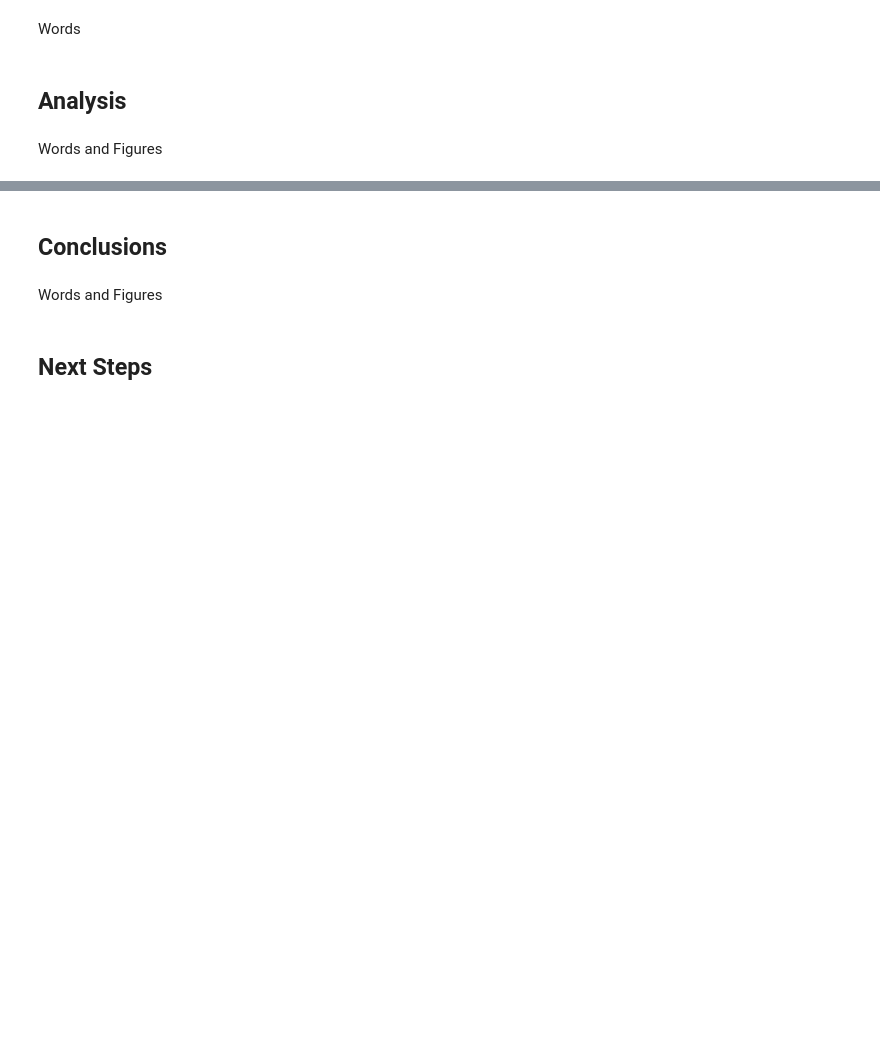
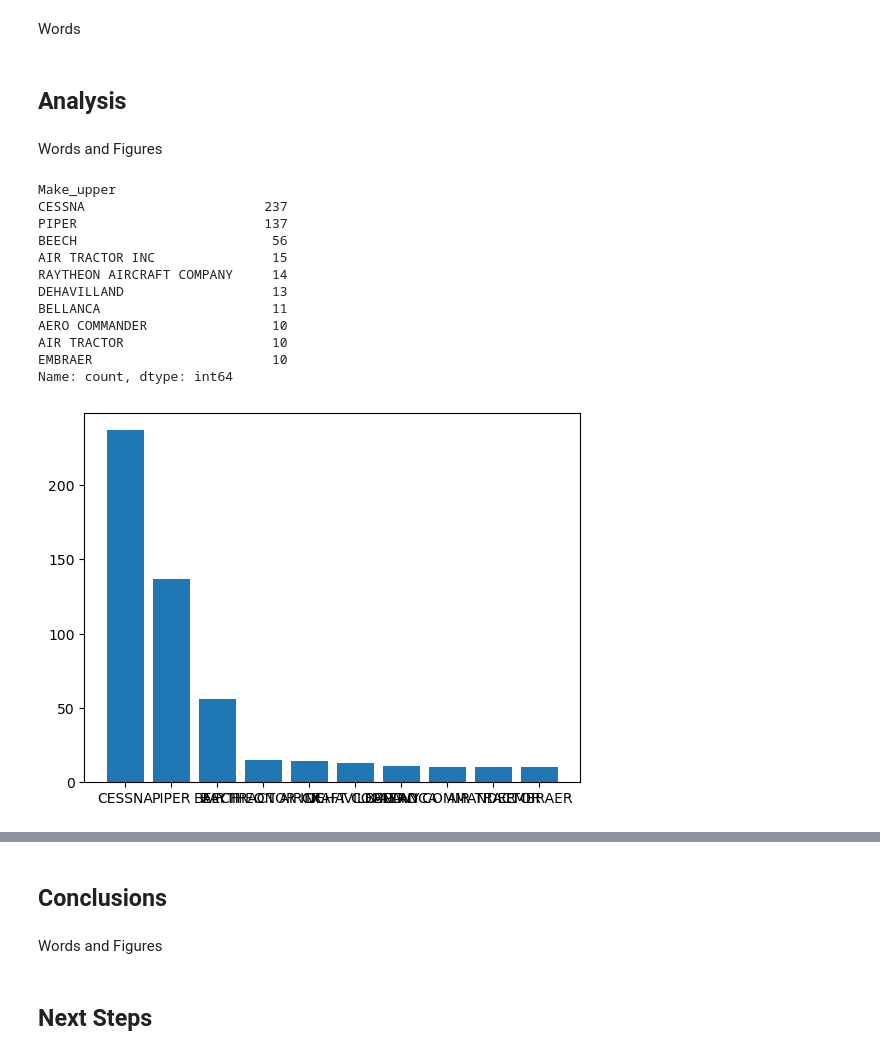
Before and after one commit to mcumiskey/Aviation-Risk-Analysis, a Jupyter notebook: aviation_base_analysis.ipynb, the cells around one changed output, grey strips where cells are left out. Cells and saved outputs as stored; diff of their text form; code cells hidden in the pictures; blank space fills up the shorter version.

Commit message:
Create base graphs

```diff
--- a/aviation_base_analysis.ipynb
+++ b/aviation_base_analysis.ipynb
@@ -161,13 +167,14 @@ df.groupby('flight_category').sum()
 We also catergorized injury severity into fewer columns.
 # %%
 def categorize_injury(injury_type):
-    if 'Non-Fatal' in injury_type:
+    level = str(injury_type)
+    if 'Non-Fatal' in level:
         return 'Non-Fatal'
-    elif 'Fatal' in injury_type:
+    elif 'Fatal' in level:
         return 'Fatal'
-    elif 'Minor' == injury_type:
+    elif 'Minor' == level:
         return 'Minor'
-    elif 'Serious' == injury_type:
+    elif 'Serious' == level:
         return 'Serious'
     else:
         return 'Unavailable'
@@ -181,0 +188,4 @@ We will put stuff what data needed cleaning
+# %%
+#Clean Make Names
+df['Make_upper'] = df['Make'].str.upper()
+df['Make_upper'].info
@@ -195,0 +217,28 @@ Words and Figures
+# %%
+#accidents per year
+fig, ax = plt.subplots()
+
+commercial_flights_df = df[(df['flight_category'] == "Commercial")]
+
+accidents_per_model_commercial = commercial_flights_df['Make_upper'].value_counts()[:10]
+
+x = accidents_per_model_commercial.index
+y = accidents_per_model_commercial.values
+
+ax.bar(x, y)
+
+print(accidents_per_model_commercial)
+# %% [output]
+Make_upper
+CESSNA                       237
+PIPER                        137
+BEECH                         56
+AIR TRACTOR INC               15
+RAYTHEON AIRCRAFT COMPANY     14
+DEHAVILLAND                   13
+BELLANCA                      11
+AERO COMMANDER                10
+AIR TRACTOR                   10
+EMBRAER                       10
+Name: count, dtype: int64
+[figure, added]
```
Also changed, not shown: parts of 8 cells of this notebook, 1 other file.
